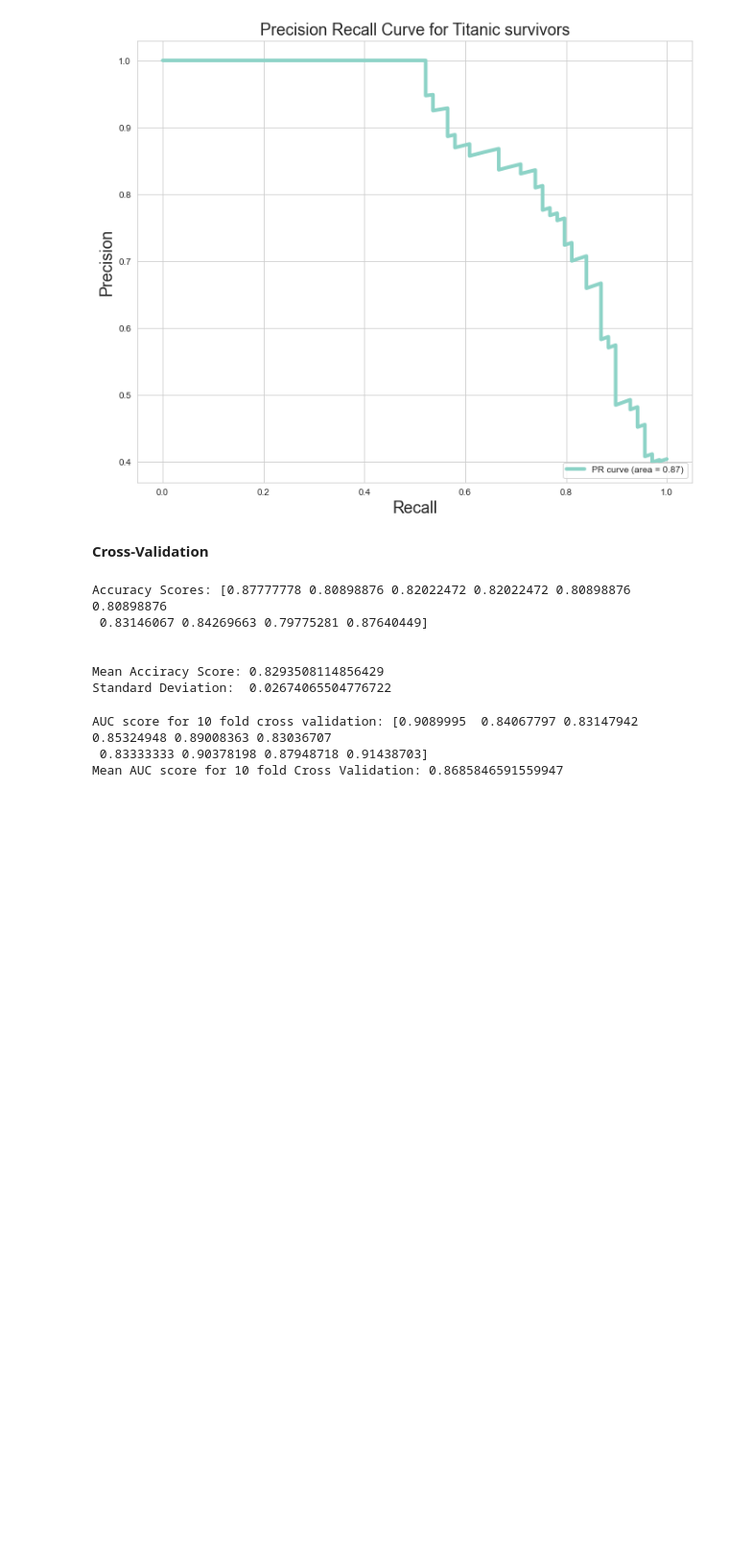
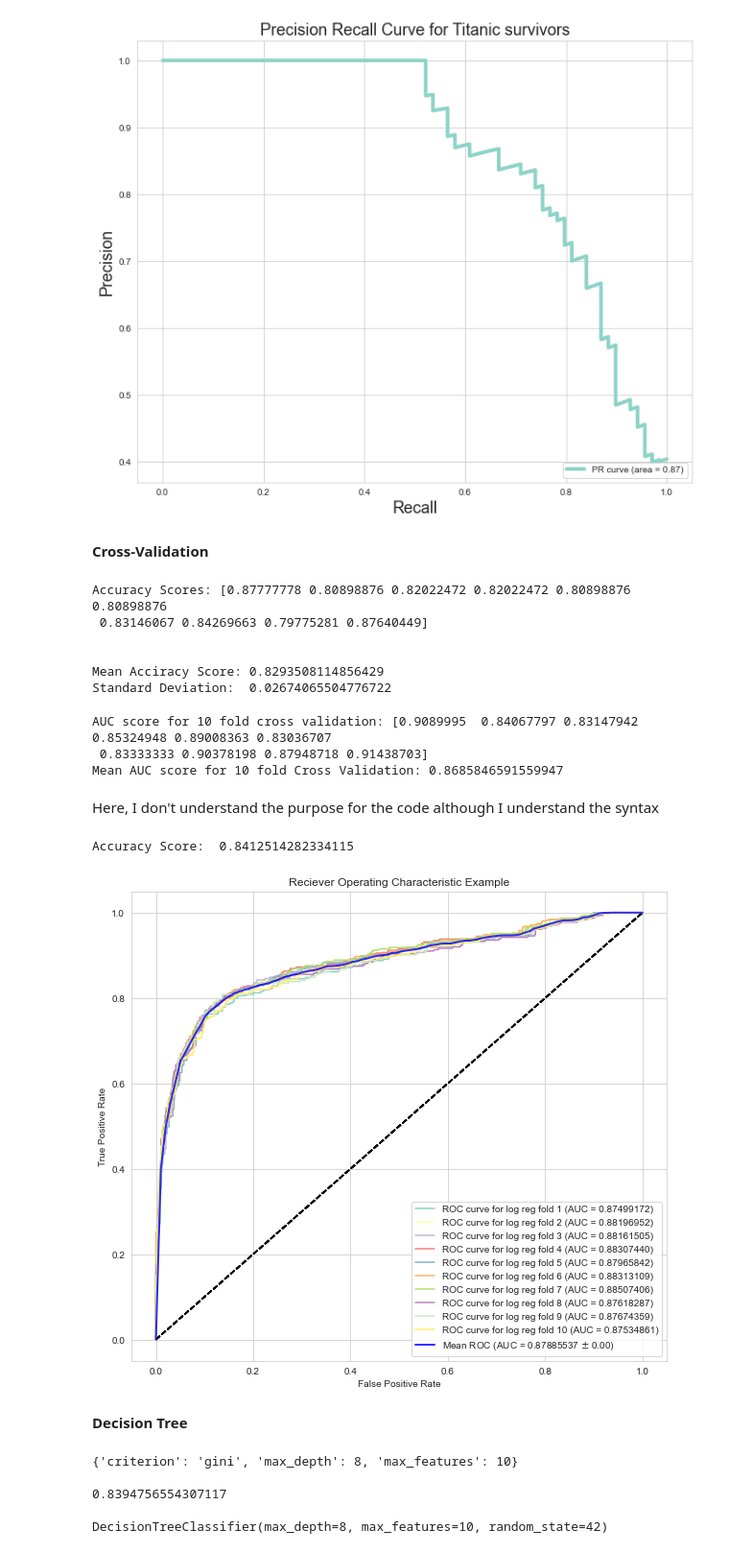
Before and after one commit to XVI-IX/titanic, a Jupyter notebook: titanic.ipynb, the cells around one changed output. Shown at 96% size. Saved outputs shown, nothing was run; the diff lists cells and outputs as text; code cells hidden in the pictures; blank space fills up the shorter version.

Commit message:
Added some models

```diff
--- a/titanic.ipynb
+++ b/titanic.ipynb
@@ -1457,0 +1465,29 @@ Mean AUC score for 10 fold Cross Validation: 0.8685846591559947
+# %%
+def plt_roc_curve(name, model, cv_x_test, cv_y_test, has_probna=True):
+    """
+        A function to plot the ROC Curve of a specified model.
+    """
+
+    # If the model has a proba method
+    if has_probna:
+        fpr, tpr, thr = skplt.metrics.roc_curve(
+            cv_y_test, model.predict_proba(cv_x_test)[:, 1]
+        )
+
+    # If there is no proba method use a decision method
+    else:
+        fpr, tpr, thr = skplt.metrics.roc_curve(
+            cv_y_test, model.decision_function(cv_x_test)
+        )
+    auc = skplt.metrics.auc(fpr, tpr)
+
+    plt.plot(fpr, tpr, label="ROC curve for %s (AUC = %0.8f)" % (name, auc))
+    plt.plot([0, 1], [0, 1], 'k--')
+    plt.xlim((0, 1))
+    plt.ylim((0, 1))
+    plt.xlabel("False Positive Break")
+    plt.ylabel("True Positive Rate")
+    plt.title("ROC Curve")
+    plt.legend(loc="lower right")
+
+    return fpr, tpr, auc
@@ -1457,0 +1545,10 @@ Mean AUC score for 10 fold Cross Validation: 0.8685846591559947
+# %% [markdown]
+Here, I don't understand the purpose for the code although I understand the syntax
+# %%
+accuracy_score = run_k_fold(LogisticRegression, 10)
+print("Accuracy Score: ", accuracy_score)
+# %% [output]
+Accuracy Score:  0.8412514282334115
+[figure, added]
+# %% [markdown]
+**Decision Tree**
@@ -1457,0 +1573,22 @@ Mean AUC score for 10 fold Cross Validation: 0.8685846591559947
+# %%
+grid = GridSearchCV(
+    DecisionTreeClassifier(random_state=42),
+    param_grid = param,
+    verbose=False,
+    cv=KFold(n_splits=10, shuffle=True, random_state=42),
+
+)
+
+grid.fit(x, y)
+
+print(grid.best_params_)
+print(" ")
+print(grid.best_score_)
+print(" ")
+print(grid.best_estimator_)
+# %% [output]
+{'criterion': 'gini', 'max_depth': 8, 'max_features': 10}
+
+0.8394756554307117
+
+DecisionTreeClassifier(max_depth=8, max_features=10, random_state=42)
```
Also changed, not shown: parts of 14 cells of this notebook.
